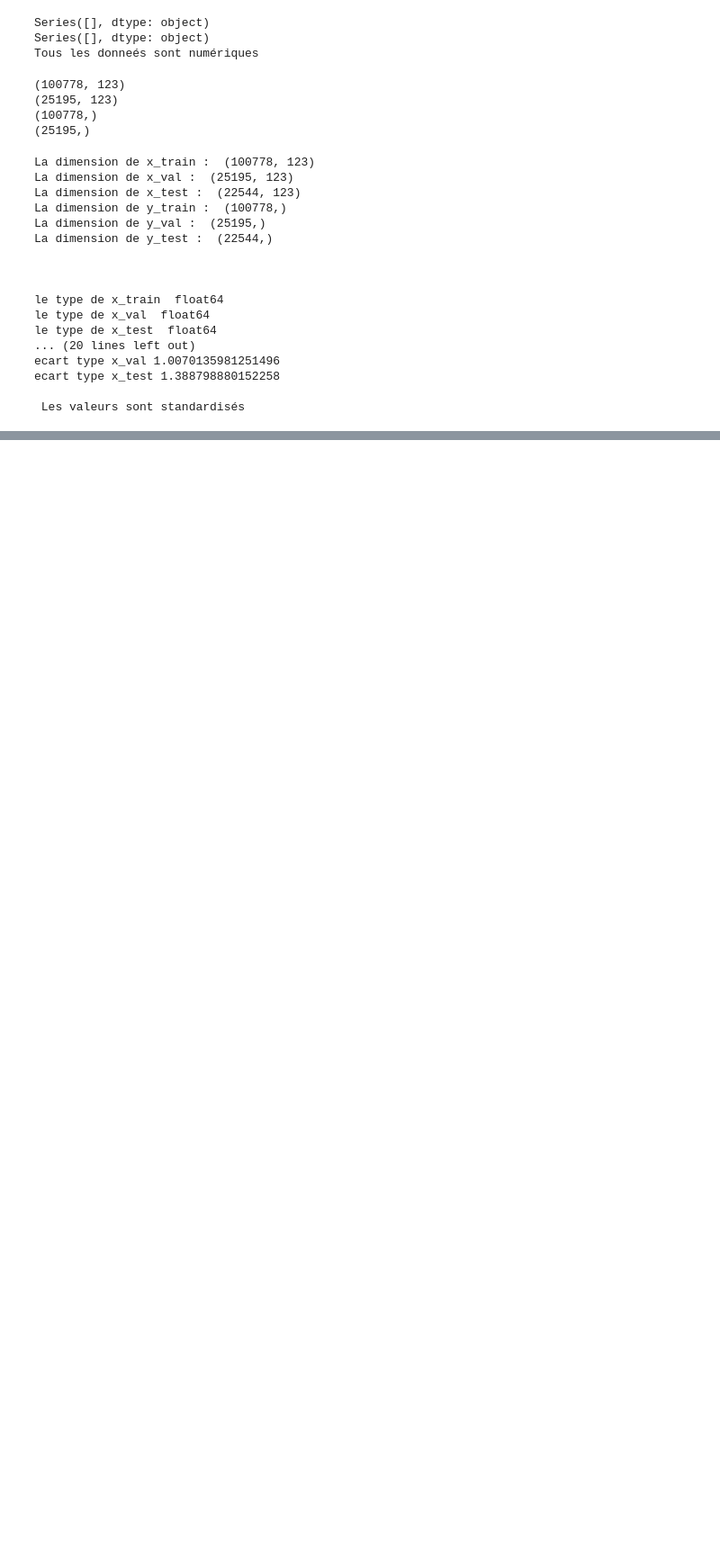
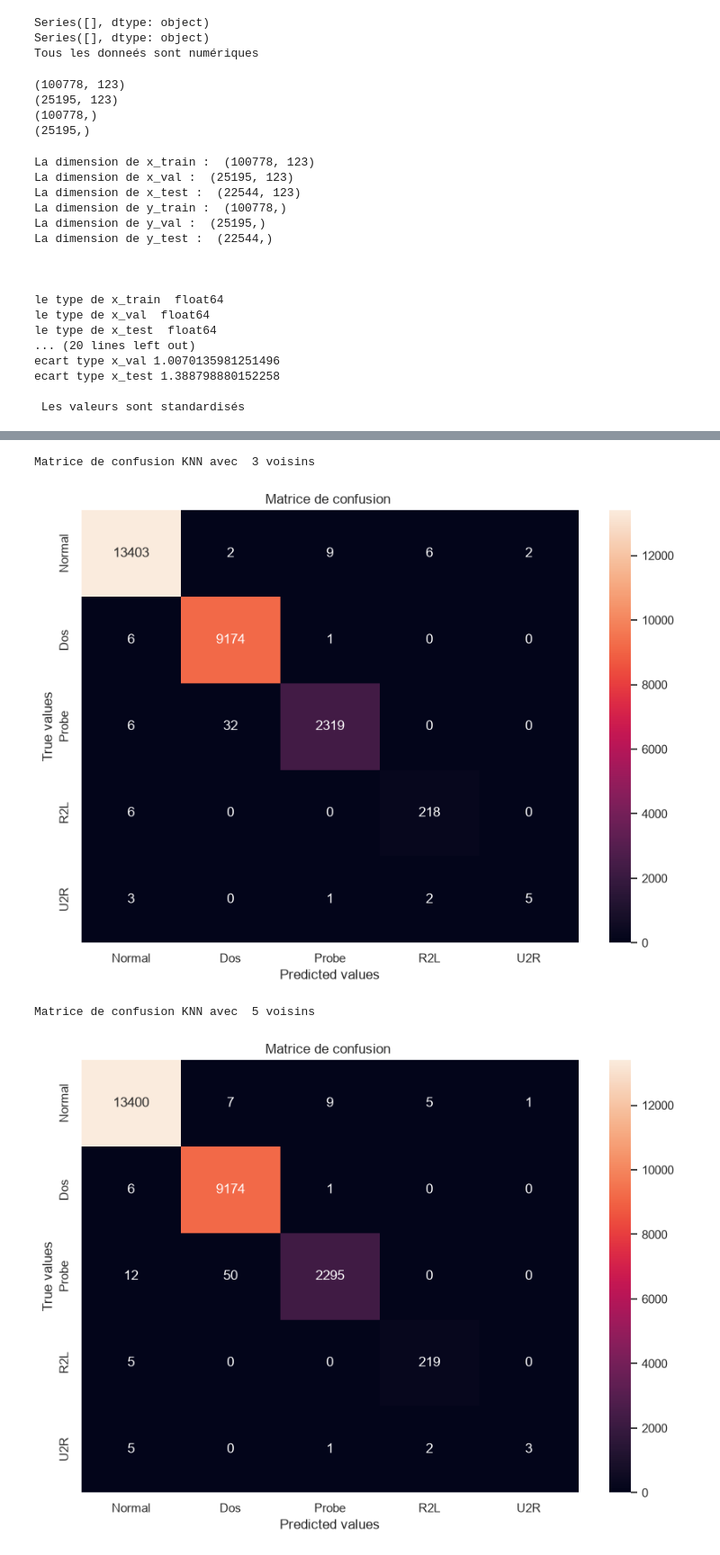
Before and after one commit to lina77b/IA_for_CyberSecurity_Project, a Jupyter notebook: tp.ipynb, the cells around one changed output, grey strips where cells are left out. Shown at 90% size. Saved outputs shown, nothing was run; the diff lists cells and outputs as text; code cells hidden in the pictures; blank space fills up the shorter version.

```diff
--- a/tp.ipynb
+++ b/tp.ipynb
@@ -589,0 +609,16 @@ ecart type x_test 1.388798880152258
+# %%
+# Construire un classificateurs
+def construct_kn(neighbors):
+    knn = KNeighborsClassifier(n_neighbors=neighbors)
+    knn.fit(x_train,y_train)
+    return knn
+
+knns = {}
+def prediction(knn , x_predict):
+    y_pred = knn.predict(x_predict)
+    return {"neighbors":knn.n_neighbors,"prediction":y_pred}
+neighbors = [3,5,7,11,15]
+
+for n in neighbors:
+    knns[n]=prediction(construct_kn(n),x_val)
+print(knns)
@@ -589,0 +711,19 @@ ecart type x_test 1.388798880152258
+# %%
+#Matrices de confusion
+
+def mat_conf(matrix):
+    plt.figure(figsize = (10,7))
+    sns.heatmap(matrix , annot = True , fmt = "d" , xticklabels=["Normal" , "Dos" , "Probe" , "R2L" , "U2R"] , yticklabels=["Normal" , "Dos" , "Probe" , "R2L" , "U2R"] )
+    plt.title("Matrice de confusion ")
+    plt.xlabel("Predicted values")
+    plt.ylabel("True values")
+    plt.show()
+
+for val in range(0,df.shape[0]):
+    print("Matrice de confusion KNN avec ",df.iloc[val]["neighbors"],"voisins \n\n")
+    mat_conf(df.iloc[val]["confusion_matrix"])
+# %% [output]
+Matrice de confusion KNN avec  3 voisins
+[figure, added]
+Matrice de confusion KNN avec  5 voisins
+[figure, added]
```
Also changed, not shown: parts of 19 cells of this notebook, 1 other file.
